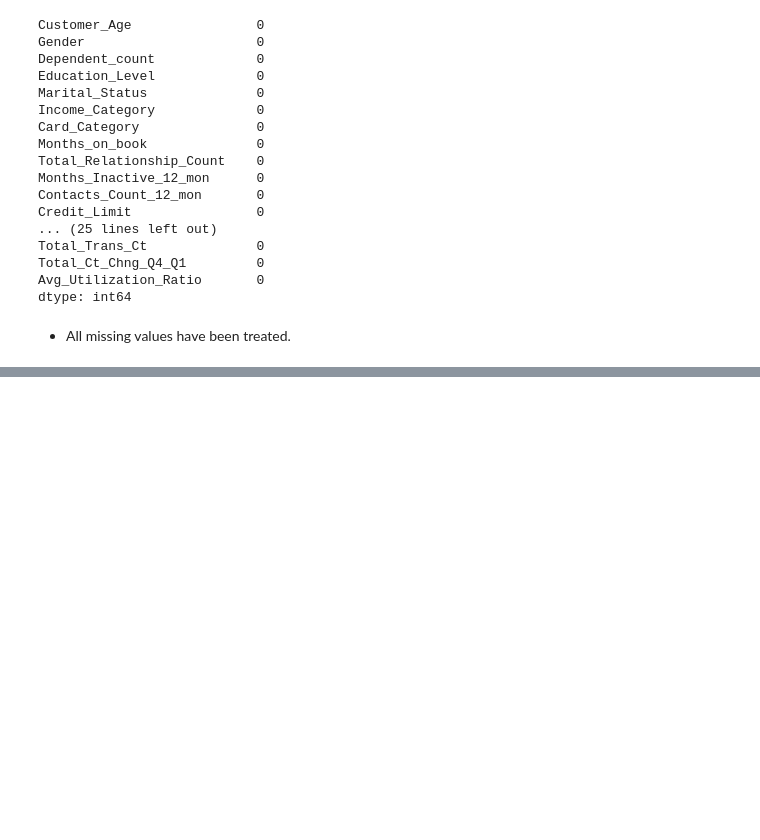
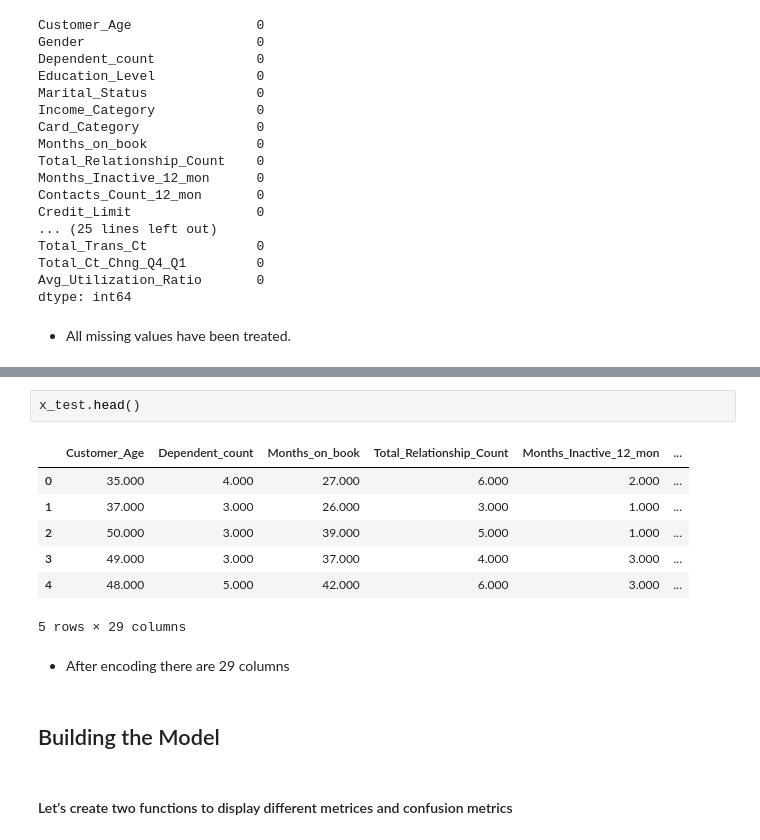
Before and after one commit to dhvanikotecha/Bank-Customer-Churn-Prediction, a Jupyter notebook: Mini Project 2.ipynb, the cells around one changed output, grey strips where cells are left out. Cells and saved outputs as stored; diff of their text form; blank space fills up the shorter version.

```diff
--- a/Mini Project 2.ipynb
+++ b/Mini Project 2.ipynb
@@ -1016,0 +1125,16 @@ dtype: int64
+# %%
+x_test.head()
+# %% [output]
+|  | Customer_Age | Dependent_count | Months_on_book | Total_Relationship_Count | Months_Inactive_12_mon | ... |
+| 0 | 35.000 | 4.000 | 27.000 | 6.000 | 2.000 | ... |
+| 1 | 37.000 | 3.000 | 26.000 | 3.000 | 1.000 | ... |
+| 2 | 50.000 | 3.000 | 39.000 | 5.000 | 1.000 | ... |
+| 3 | 49.000 | 3.000 | 37.000 | 4.000 | 3.000 | ... |
+| 4 | 48.000 | 5.000 | 42.000 | 6.000 | 3.000 | ... |
+5 rows × 29 columns
+# %% [markdown]
+* After encoding there are 29 columns
+# %% [markdown]
+## Building the Model
+# %% [markdown]
+#### Let's create two functions to display different metrices and confusion metrics
```
Also changed, not shown: parts of 21 cells of this notebook.
